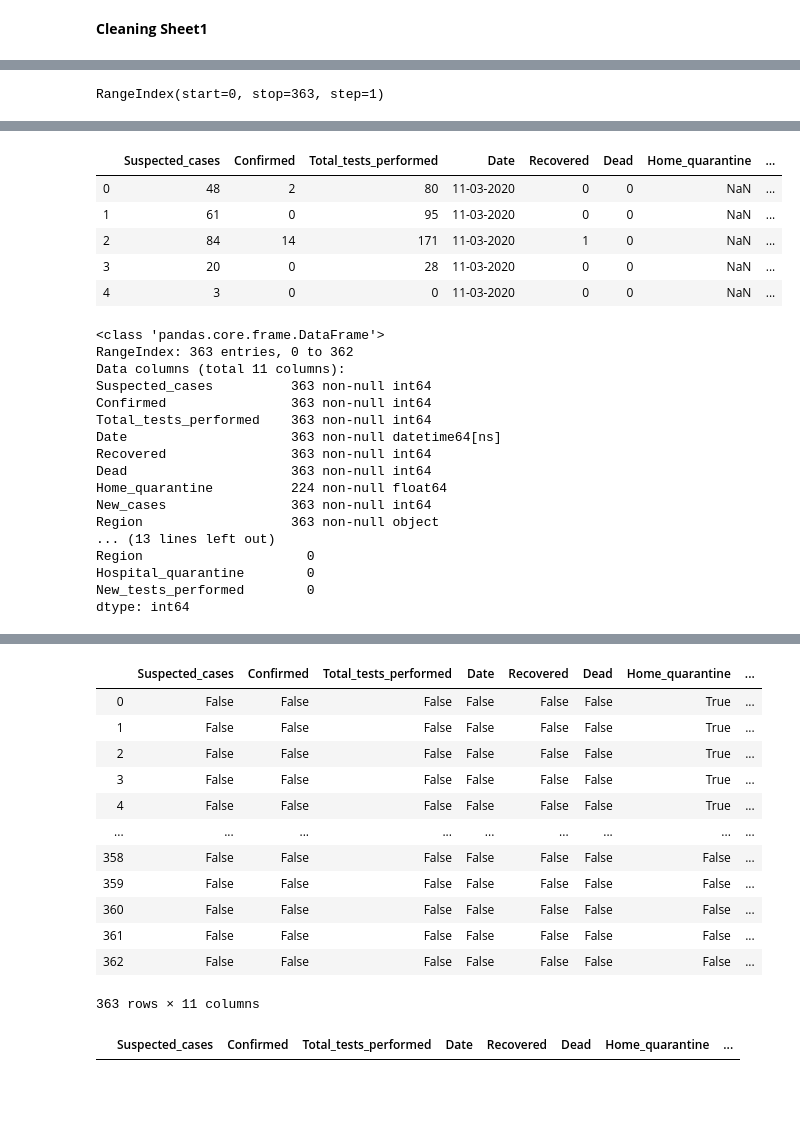
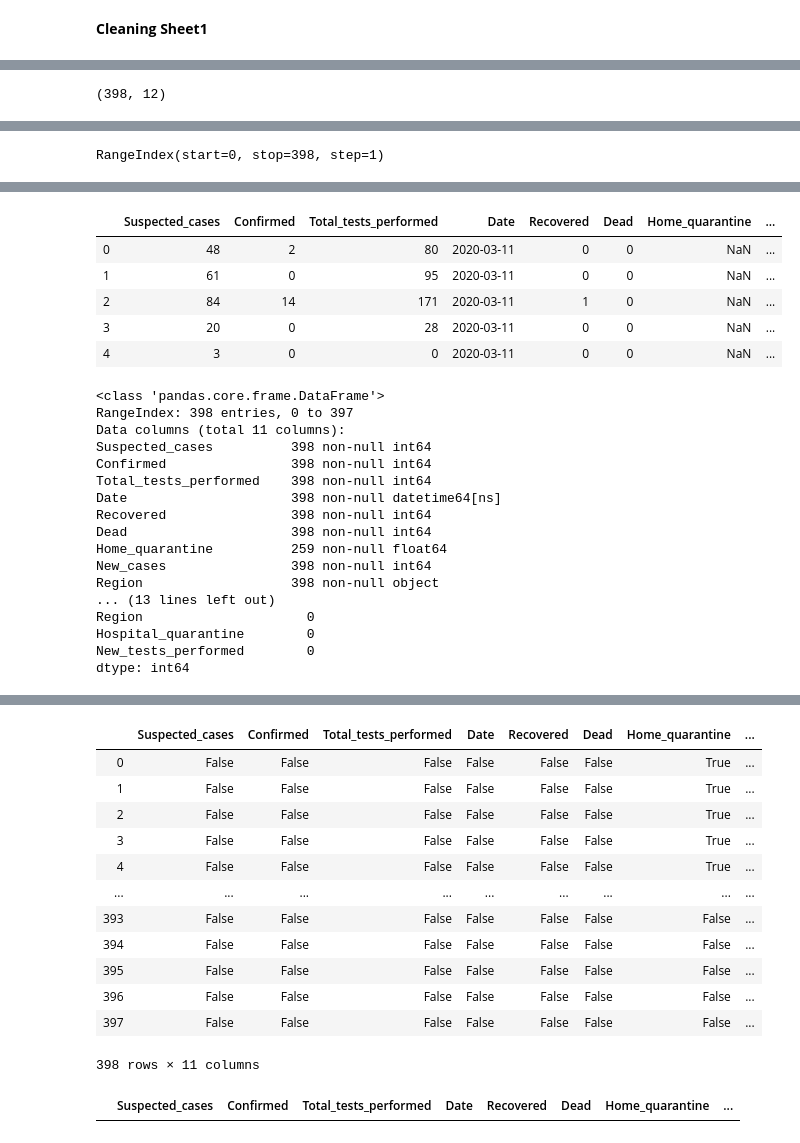
Before and after one commit to FaizahMushtaq/COVID-19, a Jupyter notebook: Data Wrangling/Cleaning.ipynb, the cells around one changed output, grey strips where cells are left out. Cells and saved outputs as stored; diff of their text form; code cells hidden in the pictures; blank space fills up the shorter version.

Commit message:
Working on Dataset

```diff
--- a/Data Wrangling/Cleaning.ipynb
+++ b/Data Wrangling/Cleaning.ipynb
@@ -20,0 +9,3 @@ covid_data.sheet_names
+# %%
+covid_data=pd.ExcelFile(r'C:\Users\faizah\Downloads\corona-virus-pakistan-dataset-2020\COVID_FINAL_DATA.xlsx')
+covid_data.sheet_names
@@ -31,6 +33,10 @@ sheet1.head()
 | 2 | 6 | 84 | 14 | 171 | 2020-03-11 00:00:00 | 1 | 0 | ... |
 | 3 | 7 | 20 | 0 | 28 | 2020-03-11 00:00:00 | 0 | 0 | ... |
 | 4 | 8 | 3 | 0 | 0 | 2020-03-11 00:00:00 | 0 | 0 | ... |
+# %%
+sheet1.shape
+# %% [output]
+(398, 12)
 # %%
 sheet1.rename(columns={'Cumulative':'Suspected_cases','Discharged':'Recovered','Still admitted':'Hospital_quarantine','Cumulative  Test positive':'Confirmed','New  (last 24 hrs)':'New_cases','Cumulative  tests performed':'Total_tests_performed','Tests  performed in last 24 hours':'New_tests_performed','Expired':'Dead','Home Quarantine':'Home_quarantine'},inplace=True)
 sheet1.head()
@@ -64,7 +70,7 @@ sheet1.loc[sheet1['Unnamed: 0']==5] #query based on assigned indexes but doesn't
 # %%
 sheet1.index
 # %% [output]
-RangeIndex(start=0, stop=363, step=1)
+RangeIndex(start=0, stop=398, step=1)
 # %%
 sheet1.drop('Unnamed: 0',axis=1,inplace=True)               #droping unnamed column keeping default indexing
 sheet1.head()
@@ -76,32 +82,32 @@ sheet1.head()
 | 3 | 20 | 0 | 28 | 2020-03-11 00:00:00 | 0 | 0 | NaN | ... |
 | 4 | 3 | 0 | 0 | 2020-03-11 00:00:00 | 0 | 0 | NaN | ... |
 # %%
-sheet1['Date']=pd.to_datetime(sheet1['Date']).dt.strftime('%d-%m-%Y') #change format acc to Pak date
-#sheet1['Date']=pd.to_datetime(sheet1['Date'])                      #to date type
+#sheet1['Date']=pd.to_datetime(sheet1['Date']).dt.strftime('%d-%m-%Y') #change format acc to Pak date
+sheet1['Date']=pd.to_datetime(sheet1.Date)                      #to date type
 sheet1.head()
 # %% [output]
 |  | Suspected_cases | Confirmed | Total_tests_performed | Date | Recovered | Dead | Home_quarantine | ... |
-| 0 | 48 | 2 | 80 | 11-03-2020 | 0 | 0 | NaN | ... |
-| 1 | 61 | 0 | 95 | 11-03-2020 | 0 | 0 | NaN | ... |
-| 2 | 84 | 14 | 171 | 11-03-2020 | 1 | 0 | NaN | ... |
-| 3 | 20 | 0 | 28 | 11-03-2020 | 0 | 0 | NaN | ... |
-| 4 | 3 | 0 | 0 | 11-03-2020 | 0 | 0 | NaN | ... |
+| 0 | 48 | 2 | 80 | 2020-03-11 | 0 | 0 | NaN | ... |
+| 1 | 61 | 0 | 95 | 2020-03-11 | 0 | 0 | NaN | ... |
+| 2 | 84 | 14 | 171 | 2020-03-11 | 1 | 0 | NaN | ... |
+| 3 | 20 | 0 | 28 | 2020-03-11 | 0 | 0 | NaN | ... |
+| 4 | 3 | 0 | 0 | 2020-03-11 | 0 | 0 | NaN | ... |
 # %%
 print(sheet1.info())
 print(sheet1.isnull().sum())                                     #finding NA
 # %% [output]
 <class 'pandas.core.frame.DataFrame'>
-RangeIndex: 363 entries, 0 to 362
+RangeIndex: 398 entries, 0 to 397
 Data columns (total 11 columns):
-Suspected_cases          363 non-null int64
-Confirmed                363 non-null int64
-Total_tests_performed    363 non-null int64
-Date                     363 non-null datetime64[ns]
-Recovered                363 non-null int64
-Dead                     363 non-null int64
-Home_quarantine          224 non-null float64
-New_cases                363 non-null int64
-Region                   363 non-null object
+Suspected_cases          398 non-null int64
+Confirmed                398 non-null int64
+Total_tests_performed    398 non-null int64
+Date                     398 non-null datetime64[ns]
+Recovered                398 non-null int64
+Dead                     398 non-null int64
+Home_quarantine          259 non-null float64
+New_cases                398 non-null int64
+Region                   398 non-null object
 ... (13 lines left out)
 Region                     0
 Hospital_quarantine        0
@@ -122,12 +128,12 @@ sheet1.isin(['.','?','na','NA','N/A',np.nan,'No 0'])
 | 3 | False | False | False | False | False | False | True | ... |
 | 4 | False | False | False | False | False | False | True | ... |
 | ... | ... | ... | ... | ... | ... | ... | ... | ... |
-| 358 | False | False | False | False | False | False | False | ... |
-| 359 | False | False | False | False | False | False | False | ... |
-| 360 | False | False | False | False | False | False | False | ... |
-| 361 | False | False | False | False | False | False | False | ... |
-| 362 | False | False | False | False | False | False | False | ... |
+| 393 | False | False | False | False | False | False | False | ... |
+| 394 | False | False | False | False | False | False | False | ... |
+| 395 | False | False | False | False | False | False | False | ... |
+| 396 | False | False | False | False | False | False | False | ... |
+| 397 | False | False | False | False | False | False | False | ... |
-363 rows × 11 columns
+398 rows × 11 columns
 # %%
 sheet1['New_tests_performed'].replace({'No 0':'0'},inplace=True)  #replacing No 0 value in New_tests with 0 as its like null but 0 for this column either count of test performed or not
 sheet1[sheet1['New_tests_performed'].isin(['.','?','na','NA','N/A',np.nan,'No 0'])]
```
Also changed, not shown: parts of 23 cells of this notebook, 3 other files.
